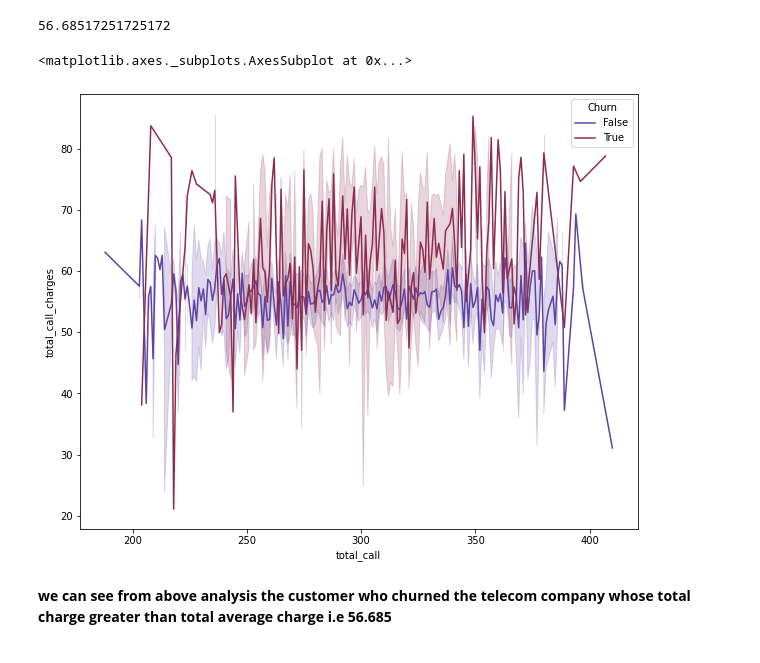
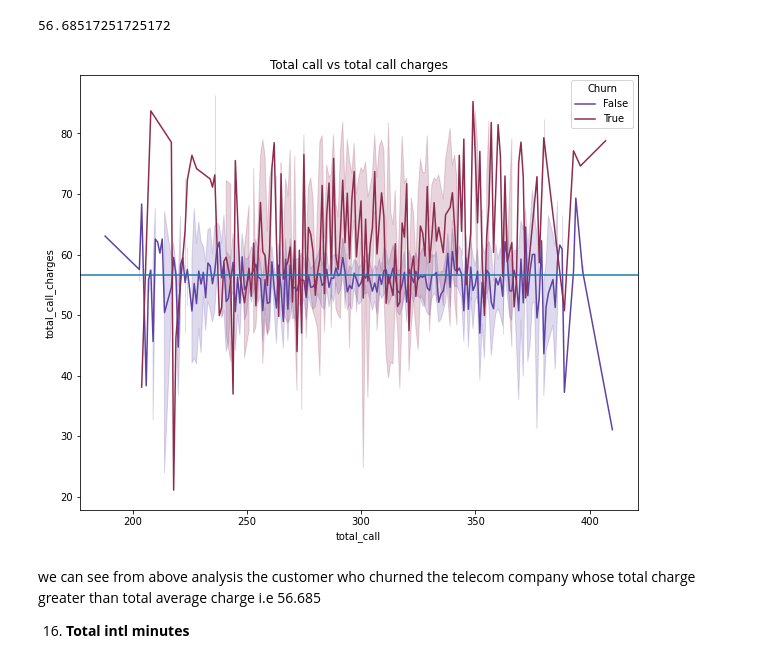
Before and after one commit to pavi-1994/telecom_churn_analysis, a Jupyter notebook: Telecom_Churn_Analysis_Capstone_Project.ipynb, the cells around one changed output. Cells and saved outputs as stored; diff of their text form; code cells hidden in the pictures.

```diff
--- a/Telecom_Churn_Analysis_Capstone_Project.ipynb
+++ b/Telecom_Churn_Analysis_Capstone_Project.ipynb
@@ -646,8 +716,12 @@ total_charge_average
 56.68517251725172
 # %%
 sns.lineplot(data=telecom_df,x="total_call",y="total_call_charges", hue="Churn",palette="twilight")
+plt.axhline(y=np.nanmean(telecom_df["total_call_charges"]))
+plt.title('Total call vs total call charges')
+plt.show()
 # %% [output]
-<matplotlib.axes._subplots.AxesSubplot at 0x...>
-[figure, old version]
+[figure, new version]
 # %% [markdown]
-**we can see from above analysis the customer who churned the telecom company whose total charge greater than total average charge i.e 56.685**
+we can see from above analysis the customer who churned the telecom company whose total charge greater than total average charge i.e 56.685
+
+16) **Total intl minutes**
```
Also changed, not shown: parts of 39 cells of this notebook.
